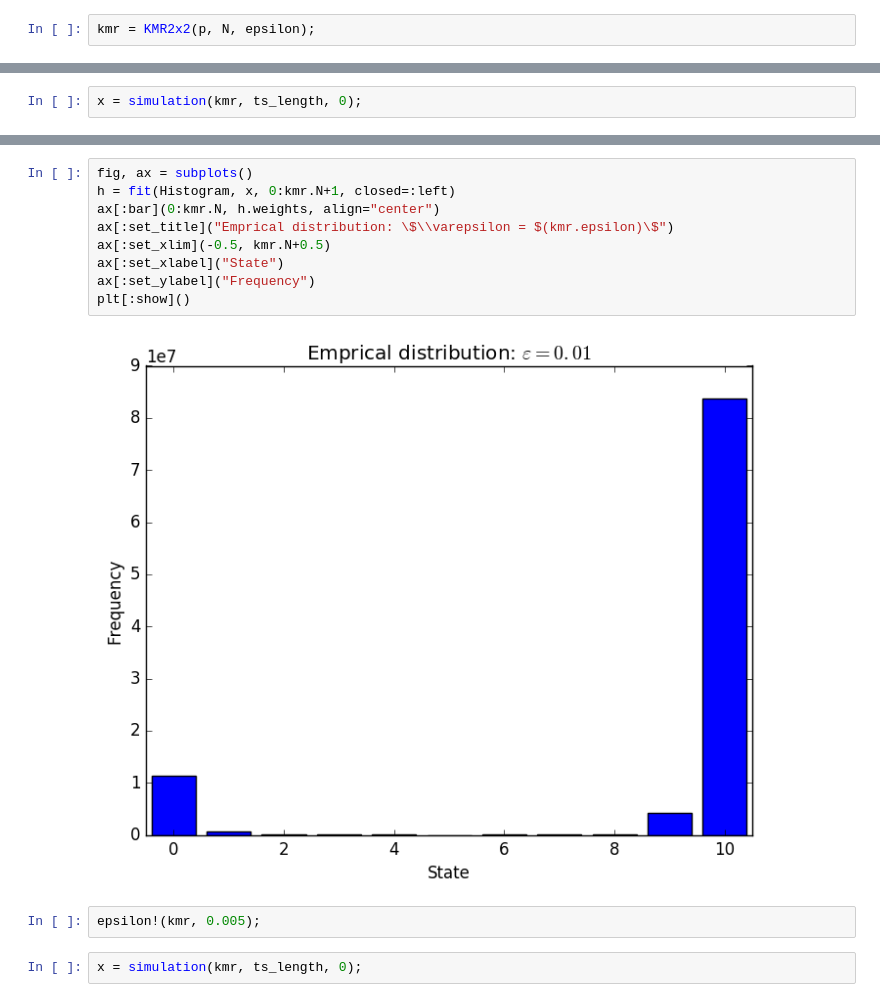
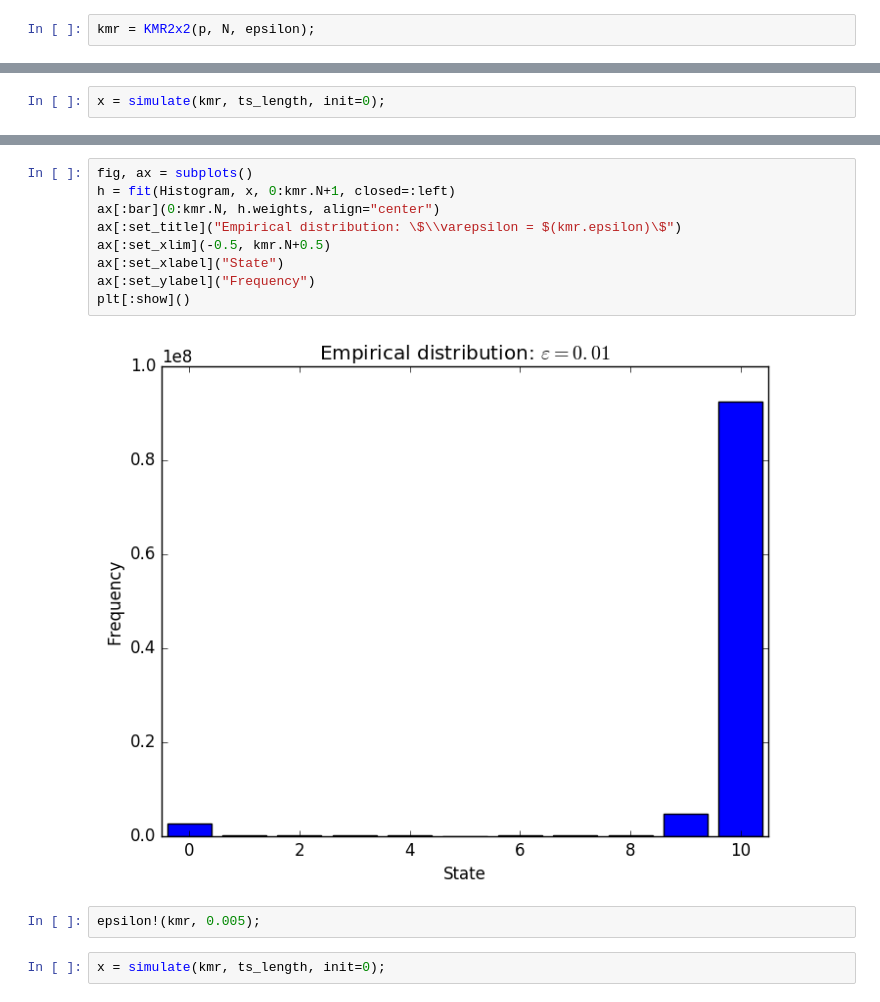
Before and after one commit to fagan2888/stochevolution, a Jupyter notebook: KMR2x2_example_jl.ipynb, the cells around one changed output, grey strips where cells are left out. Saved outputs shown, nothing was run; the diff lists cells and outputs as text.

Commit message:
Update simulation methods
for QuantEcon v0.5.1

```diff
--- a/KMR2x2_example_jl.ipynb
+++ b/KMR2x2_example_jl.ipynb
@@ -21,5 +21,5 @@ kmr = KMR2x2(p, N, epsilon);
 # %%
-x = simulation(kmr, ts_length, 0);
+x = simulate(kmr, ts_length, init=0);
 # %%
 fig, ax = subplots()
 ax[:plot](x, alpha=0.5)
@@ -33,18 +33,18 @@ plt[:show]()
 # %%
 fig, ax = subplots()
 h = fit(Histogram, x, 0:kmr.N+1, closed=:left)
 ax[:bar](0:kmr.N, h.weights, align="center")
-ax[:set_title]("Emprical distribution: \$\\varepsilon = $(kmr.epsilon)\$")
+ax[:set_title]("Empirical distribution: \$\\varepsilon = $(kmr.epsilon)\$")
 ax[:set_xlim](-0.5, kmr.N+0.5)
 ax[:set_xlabel]("State")
 ax[:set_ylabel]("Frequency")
 plt[:show]()
 # %% [output]
-[figure, old version]
+[figure, new version]
 # %%
 epsilon!(kmr, 0.005);
 # %%
-x = simulation(kmr, ts_length, 0);
+x = simulate(kmr, ts_length, init=0);
 # %%
 fig, ax = subplots()
 ax[:plot](x, alpha=0.5)
```
Also changed, not shown: parts of 4 cells of this notebook, 1 other file.
